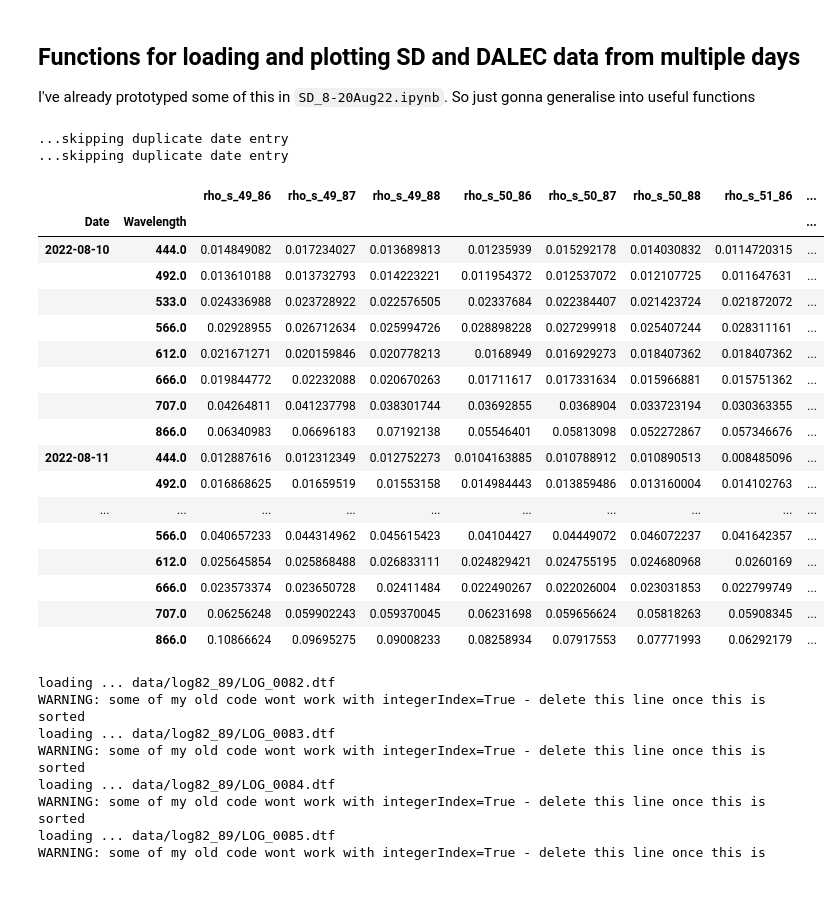
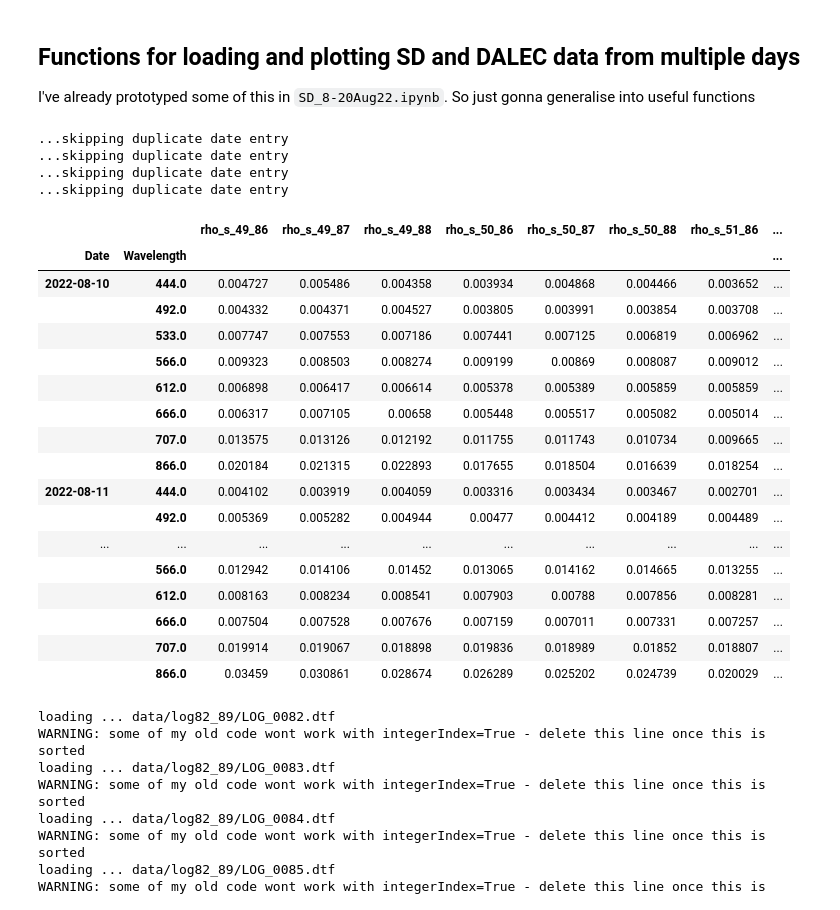
Before and after one commit to scmc72/DALEC_processing, a Jupyter notebook: multiSD_DALEC_functions.ipynb, the cells around one changed output. Saved outputs shown, nothing was run; the diff lists cells and outputs as text; code cells hidden in the pictures.

Commit message:
added a load more stuff to multiSD_DALEC_functions. possibly changed something in SD_8-20Aug by mistake... so could be broken but whatevs

```diff
--- a/multiSD_DALEC_functions.ipynb
+++ b/multiSD_DALEC_functions.ipynb
@@ -17,11 +18,12 @@ import os
 # %%
 # now gonna try to look at all SD files:
 
-def load_multiple_SDs(SD_directory, coord, pixel_grid_shape=(1, 1)):
+def load_multiple_SDs(SD_directory, coord, pixel_grid_shape=(1, 1), div_by_pi=True):
     '''
     Loads all L2R netcdfs in a given directory. Then extracts a grid of shape=pixel_grid_shape at the given coord
     Returns a pandas DF with Date, Wavelength, and rho_s columns
     Note that the rho_s columns will be formatted as per `SD_NC_loading.get_SD_NC_Spectra_grid()`
+    option div_by_pi will change the units to match the DALEC units
     '''
     # could use list comprehensions in a few places here if things start getting slow!
     SD_files = []
@@ -63,41 +65,47 @@ def load_multiple_SDs(SD_directory, coord, pixel_grid_shape=(1, 1)):
                 SD_df = pd.concat([SD_df, SD_df_tmp])
         else:
             print('...skipping duplicate date entry')
+
+    if div_by_pi:
+        SD_df = SD_df.div(np.pi)
     # don't really need to sort, but in case I change something its good to have
     return SD_df.sort_values(['Date', 'Wavelength'])
 # %%
 SD_directory = ('C:/Users/daa5/' +
                 'OneDrive - University of Stirling/' +
                 'PlanetData/' +
                 'Airthrey_8-20Aug-TOAR_psscene_analytic_8b_udm2/' +
                 'acolite_output/')
 
 coord = [56.14693897799395, -3.923458784671348] # this is approx the location of the DALEC
-
+coord_deep_loch = [56.146746528609306, -3.92285731543299] # this is perhaps a deeper part of the loch
 
 SD_df = load_multiple_SDs(SD_directory, coord)
+SD_df_deep_loch = load_multiple_SDs(SD_directory, coord_deep_loch)
 SD_df
 # %% [output]
 ...skipping duplicate date entry
 ...skipping duplicate date entry
+...skipping duplicate date entry
+...skipping duplicate date entry
 |  |  | rho_s_49_86 | rho_s_49_87 | rho_s_49_88 | rho_s_50_86 | rho_s_50_87 | rho_s_50_88 | rho_s_51_86 | ... |
 | Date | Wavelength |  |  |  |  |  |  |  | ... |
-| 2022-08-10 | 444.0 | 0.014849082 | 0.017234027 | 0.013689813 | 0.01235939 | 0.015292178 | 0.014030832 | 0.0114720315 | ... |
-|  | 492.0 | 0.013610188 | 0.013732793 | 0.014223221 | 0.011954372 | 0.012537072 | 0.012107725 | 0.011647631 | ... |
-|  | 533.0 | 0.024336988 | 0.023728922 | 0.022576505 | 0.02337684 | 0.022384407 | 0.021423724 | 0.021872072 | ... |
-|  | 566.0 | 0.02928955 | 0.026712634 | 0.025994726 | 0.028898228 | 0.027299918 | 0.025407244 | 0.028311161 | ... |
-|  | 612.0 | 0.021671271 | 0.020159846 | 0.020778213 | 0.0168949 | 0.016929273 | 0.018407362 | 0.018407362 | ... |
-|  | 666.0 | 0.019844772 | 0.02232088 | 0.020670263 | 0.01711617 | 0.017331634 | 0.015966881 | 0.015751362 | ... |
-|  | 707.0 | 0.04264811 | 0.041237798 | 0.038301744 | 0.03692855 | 0.0368904 | 0.033723194 | 0.030363355 | ... |
-|  | 866.0 | 0.06340983 | 0.06696183 | 0.07192138 | 0.05546401 | 0.05813098 | 0.052272867 | 0.057346676 | ... |
-| 2022-08-11 | 444.0 | 0.012887616 | 0.012312349 | 0.012752273 | 0.0104163885 | 0.010788912 | 0.010890513 | 0.008485096 | ... |
-|  | 492.0 | 0.016868625 | 0.01659519 | 0.01553158 | 0.014984443 | 0.013859486 | 0.013160004 | 0.014102763 | ... |
+| 2022-08-10 | 444.0 | 0.004727 | 0.005486 | 0.004358 | 0.003934 | 0.004868 | 0.004466 | 0.003652 | ... |
+|  | 492.0 | 0.004332 | 0.004371 | 0.004527 | 0.003805 | 0.003991 | 0.003854 | 0.003708 | ... |
+|  | 533.0 | 0.007747 | 0.007553 | 0.007186 | 0.007441 | 0.007125 | 0.006819 | 0.006962 | ... |
+|  | 566.0 | 0.009323 | 0.008503 | 0.008274 | 0.009199 | 0.00869 | 0.008087 | 0.009012 | ... |
+|  | 612.0 | 0.006898 | 0.006417 | 0.006614 | 0.005378 | 0.005389 | 0.005859 | 0.005859 | ... |
+|  | 666.0 | 0.006317 | 0.007105 | 0.00658 | 0.005448 | 0.005517 | 0.005082 | 0.005014 | ... |
+|  | 707.0 | 0.013575 | 0.013126 | 0.012192 | 0.011755 | 0.011743 | 0.010734 | 0.009665 | ... |
+|  | 866.0 | 0.020184 | 0.021315 | 0.022893 | 0.017655 | 0.018504 | 0.016639 | 0.018254 | ... |
+| 2022-08-11 | 444.0 | 0.004102 | 0.003919 | 0.004059 | 0.003316 | 0.003434 | 0.003467 | 0.002701 | ... |
+|  | 492.0 | 0.005369 | 0.005282 | 0.004944 | 0.00477 | 0.004412 | 0.004189 | 0.004489 | ... |
 | ... | ... | ... | ... | ... | ... | ... | ... | ... | ... |
-|  | 566.0 | 0.040657233 | 0.044314962 | 0.045615423 | 0.04104427 | 0.04449072 | 0.046072237 | 0.041642357 | ... |
-|  | 612.0 | 0.025645854 | 0.025868488 | 0.026833111 | 0.024829421 | 0.024755195 | 0.024680968 | 0.0260169 | ... |
-|  | 666.0 | 0.023573374 | 0.023650728 | 0.02411484 | 0.022490267 | 0.022026004 | 0.023031853 | 0.022799749 | ... |
-|  | 707.0 | 0.06256248 | 0.059902243 | 0.059370045 | 0.06231698 | 0.059656624 | 0.05818263 | 0.05908345 | ... |
-|  | 866.0 | 0.10866624 | 0.09695275 | 0.09008233 | 0.08258934 | 0.07917553 | 0.07771993 | 0.06292179 | ... |
+|  | 566.0 | 0.012942 | 0.014106 | 0.01452 | 0.013065 | 0.014162 | 0.014665 | 0.013255 | ... |
+|  | 612.0 | 0.008163 | 0.008234 | 0.008541 | 0.007903 | 0.00788 | 0.007856 | 0.008281 | ... |
+|  | 666.0 | 0.007504 | 0.007528 | 0.007676 | 0.007159 | 0.007011 | 0.007331 | 0.007257 | ... |
+|  | 707.0 | 0.019914 | 0.019067 | 0.018898 | 0.019836 | 0.018989 | 0.01852 | 0.018807 | ... |
+|  | 866.0 | 0.03459 | 0.030861 | 0.028674 | 0.026289 | 0.025202 | 0.024739 | 0.020029 | ... |
 # %%
 def load_SD_summarise_multiple_DALEC_days(DALEC_directory, RSR_doves_file='non-DALEC-data/RSR-Superdove.csv',
                                           file_names=None, dalec_summary_function=dalecLoad.uniform_grid_spectra_mean,
```
Also changed, not shown: parts of 17 cells of this notebook, 1 other file.
